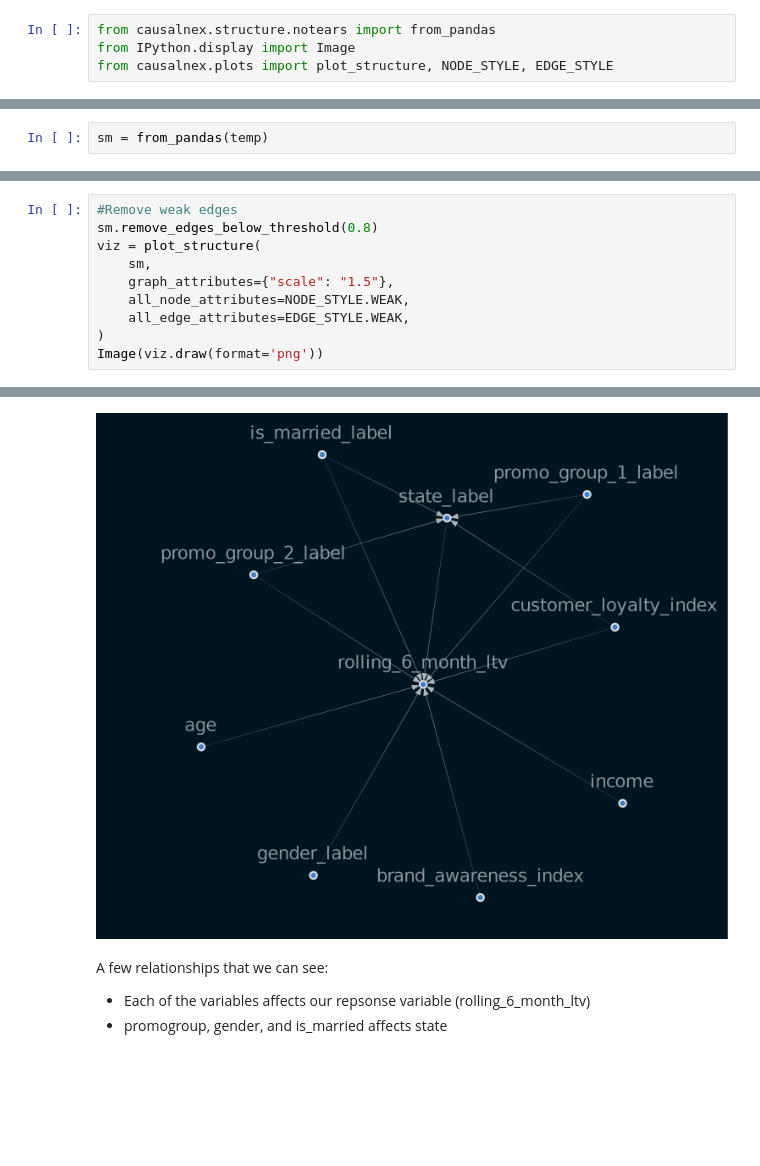
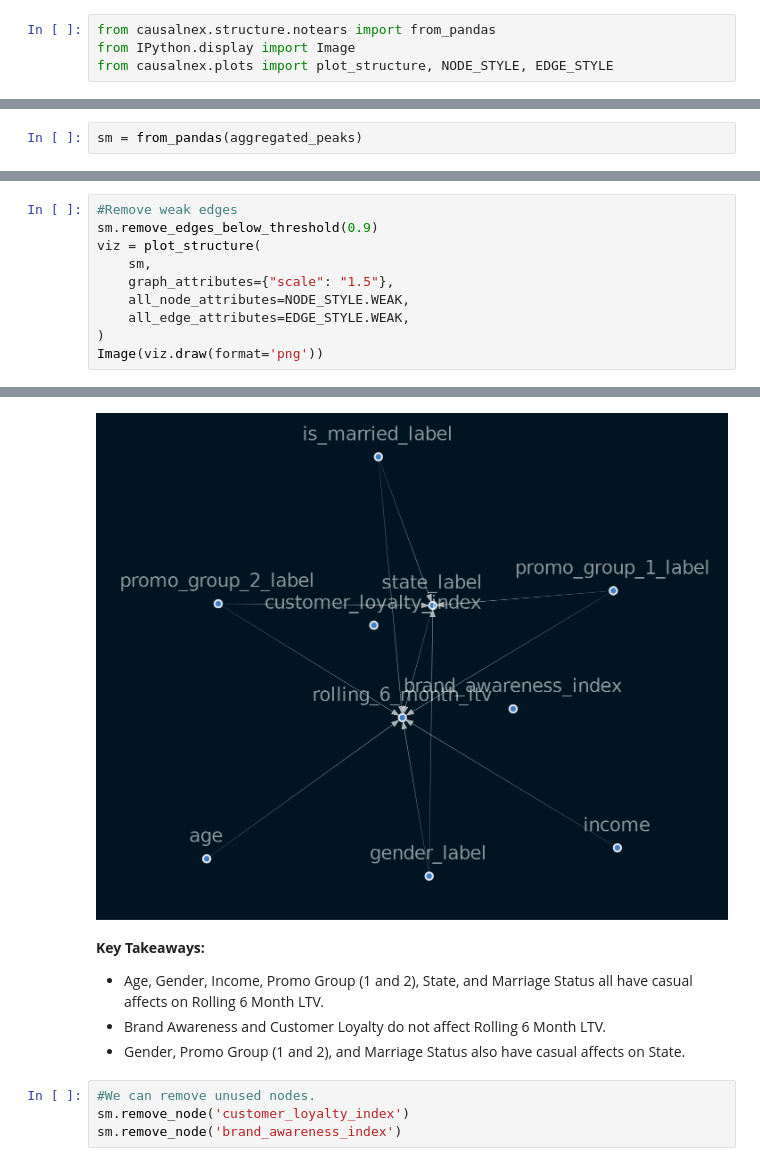
Before and after one commit to jacobweiss2305/ltv-model, a Jupyter notebook: model/notebooks/main.ipynb, the cells around one changed output, grey strips where cells are left out. Saved outputs shown, nothing was run; the diff lists cells and outputs as text; blank space fills up the shorter version.

```diff
--- a/model/notebooks/main.ipynb
+++ b/model/notebooks/main.ipynb
@@ -595,3 +635,3 @@ temp = aggregated_peaks.drop('rolling_6_months', axis = 1).sample(100)
 # %%
-sm = from_pandas(temp)
+sm = from_pandas(aggregated_peaks)
 # %% [output]
@@ -599,6 +641,6 @@ sm = from_pandas(temp)
 # %%
 #Remove weak edges
-sm.remove_edges_below_threshold(0.8)
+sm.remove_edges_below_threshold(0.9)
 viz = plot_structure(
     sm,
     graph_attributes={"scale": "1.5"},
@@ -610,5 +663,10 @@ Image(viz.draw(format='png'))
-[figure, old version]
+[figure, new version]
 # %% [markdown]
-A few relationships that we can see:
-- Each of the variables affects our repsonse variable (rolling_6_month_ltv)
-- promogroup, gender, and is_married affects state
+__Key Takeaways:__
+- Age, Gender, Income, Promo Group (1 and 2), State, and Marriage Status all have casual affects on Rolling 6 Month LTV.
+- Brand Awareness and Customer Loyalty do not affect Rolling 6 Month LTV.
+- Gender, Promo Group (1 and 2), and Marriage Status also have casual affects on State.
+# %%
+#We can remove unused nodes.
+sm.remove_node('customer_loyalty_index')
+sm.remove_node('brand_awareness_index')
```
Also changed, not shown: parts of 59 cells of this notebook, 1 other file.
